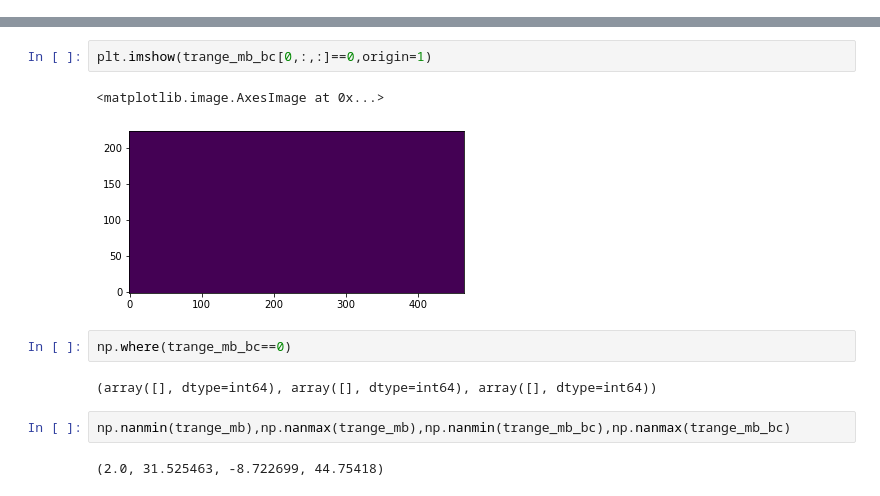
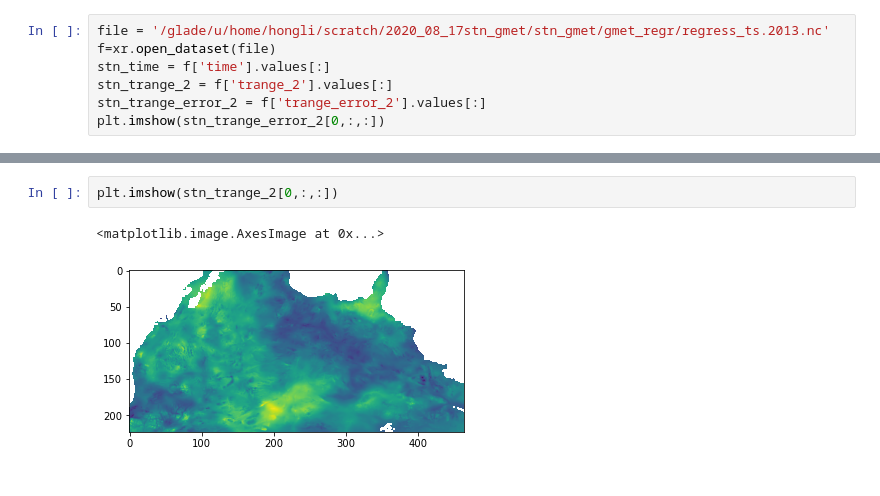
Before and after one commit to h294liu/2020_04_21nldas_gmet, a Jupyter notebook: Untitled.ipynb, the cells around one changed output, grey strips where cells are left out. Saved outputs shown, nothing was run; the diff lists cells and outputs as text.

```diff
--- a/Untitled.ipynb
+++ b/Untitled.ipynb
@@ -186,0 +108,7 @@ np.where(trange_mb<0),np.where(tmax_mb<tmin_mb)
+# %%
+file = '/glade/u/home/hongli/scratch/2020_08_17stn_gmet/stn_gmet/gmet_regr/regress_ts.2013.nc'
+f=xr.open_dataset(file)
+stn_time = f['time'].values[:]
+stn_trange_2 = f['trange_2'].values[:]
+stn_trange_error_2 = f['trange_error_2'].values[:]
+plt.imshow(stn_trange_error_2[0,:,:])
@@ -187,13 +118,5 @@ np.where(trange_mb<0),np.where(tmax_mb<tmin_mb)
 # %%
-plt.imshow(trange_mb_bc[0,:,:]==0,origin=1)
+plt.imshow(stn_trange_2[0,:,:])
 # %% [output]
 <matplotlib.image.AxesImage at 0x...>
-[figure, old version]
+[figure, new version]
-# %%
-np.where(trange_mb_bc==0)
-# %% [output]
-(array([], dtype=int64), array([], dtype=int64), array([], dtype=int64))
-# %%
-np.nanmin(trange_mb),np.nanmax(trange_mb),np.nanmin(trange_mb_bc),np.nanmax(trange_mb_bc)
-# %% [output]
-(2.0, 31.525463, -8.722699, 44.75418)
```
Also changed, not shown: parts of 16 cells of this notebook, 35 other files.
